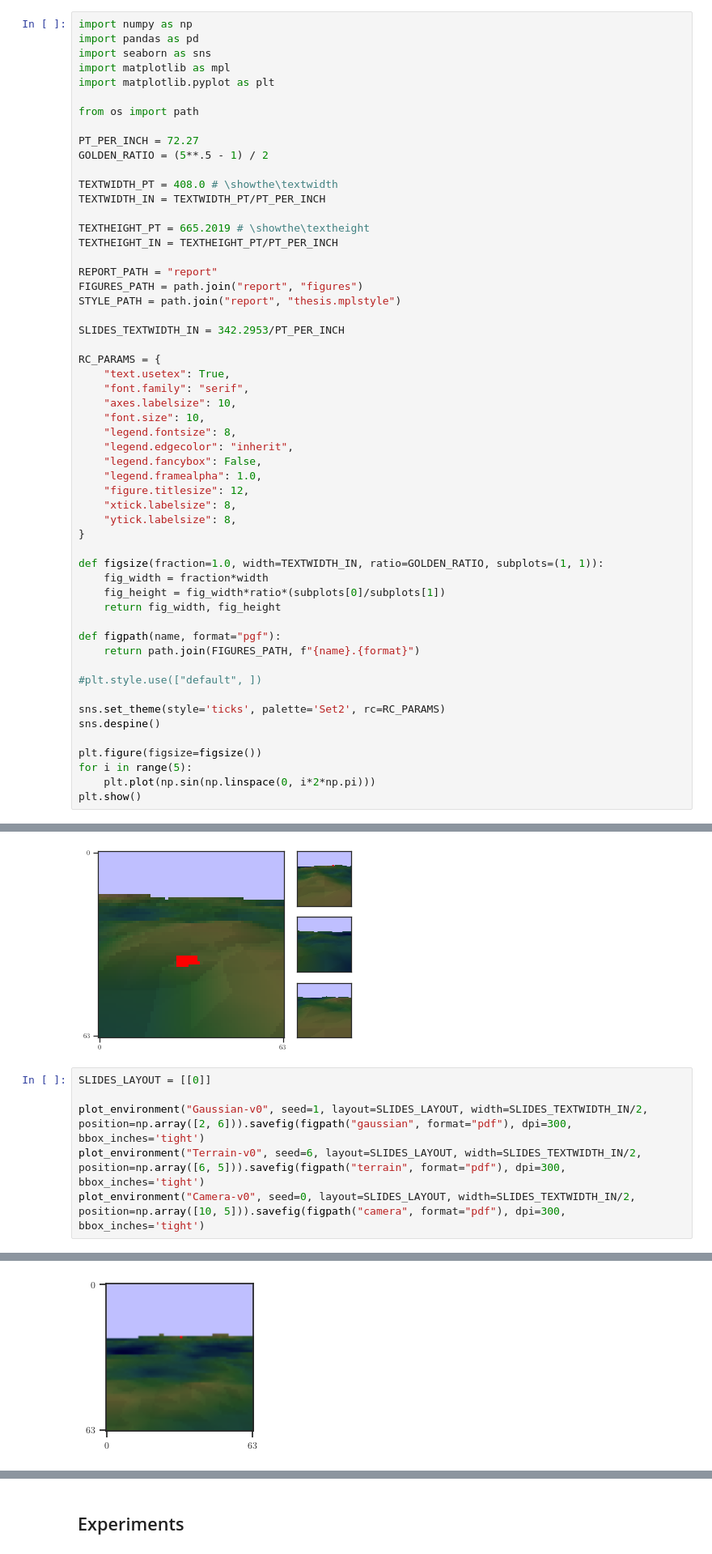
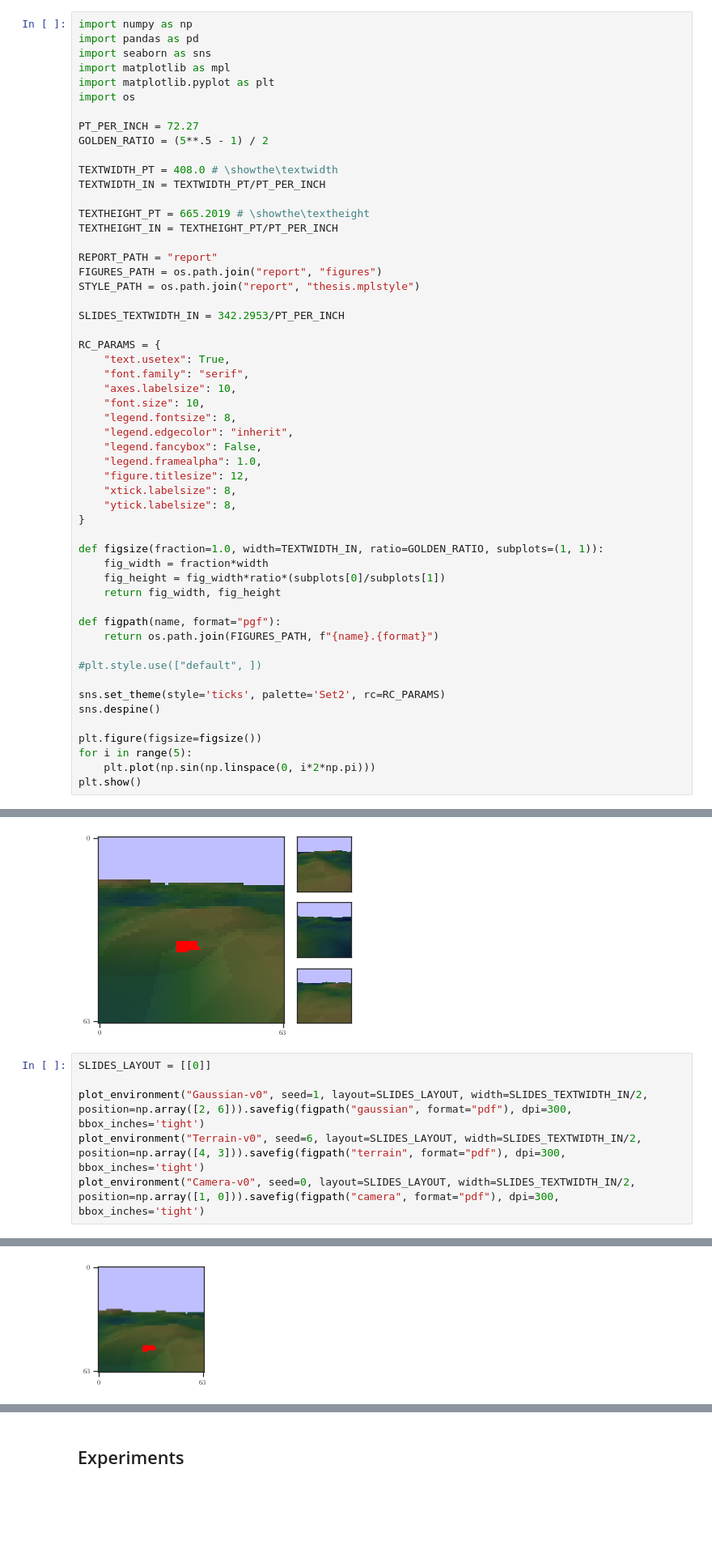
Before and after one commit to fumlig/visualsearch, a Jupyter notebook: plot.ipynb, the cells around one changed output, grey strips where cells are left out. Shown at 81% size. Cells and saved outputs as stored; diff of their text form; blank space fills up the shorter version.

```diff
--- a/plot.ipynb
+++ b/plot.ipynb
@@ -4,8 +4,7 @@ import pandas as pd
 import seaborn as sns
 import matplotlib as mpl
 import matplotlib.pyplot as plt
-
-from os import path
+import os
 
 PT_PER_INCH = 72.27
 GOLDEN_RATIO = (5**.5 - 1) / 2
@@ -17,8 +16,8 @@ TEXTHEIGHT_PT = 665.2019 # \showthe\textheight
 TEXTHEIGHT_IN = TEXTHEIGHT_PT/PT_PER_INCH
 
 REPORT_PATH = "report"
-FIGURES_PATH = path.join("report", "figures")
-STYLE_PATH = path.join("report", "thesis.mplstyle")
+FIGURES_PATH = os.path.join("report", "figures")
+STYLE_PATH = os.path.join("report", "thesis.mplstyle")
 
 SLIDES_TEXTWIDTH_IN = 342.2953/PT_PER_INCH
 
@@ -42,7 +41,7 @@ def figsize(fraction=1.0, width=TEXTWIDTH_IN, ratio=GOLDEN_RATIO, subplots=(1, 1
     return fig_width, fig_height
 
 def figpath(name, format="pgf"):
-    return path.join(FIGURES_PATH, f"{name}.{format}")
+    return os.path.join(FIGURES_PATH, f"{name}.{format}")
 
 #plt.style.use(["default", ])
 
@@ -114,6 +113,6 @@ plot_environment("Camera-v0", seed=0, layout=REPORT_LAYOUT, position=np.array([2
 SLIDES_LAYOUT = [[0]]
 
 plot_environment("Gaussian-v0", seed=1, layout=SLIDES_LAYOUT, width=SLIDES_TEXTWIDTH_IN/2, position=np.array([2, 6])).savefig(figpath("gaussian", format="pdf"), dpi=300, bbox_inches='tight')
-plot_environment("Terrain-v0", seed=6, layout=SLIDES_LAYOUT, width=SLIDES_TEXTWIDTH_IN/2, position=np.array([6, 5])).savefig(figpath("terrain", format="pdf"), dpi=300, bbox_inches='tight')
-plot_environment("Camera-v0", seed=0, layout=SLIDES_LAYOUT, width=SLIDES_TEXTWIDTH_IN/2, position=np.array([10, 5])).savefig(figpath("camera", format="pdf"), dpi=300, bbox_inches='tight')
+plot_environment("Terrain-v0", seed=6, layout=SLIDES_LAYOUT, width=SLIDES_TEXTWIDTH_IN/2, position=np.array([4, 3])).savefig(figpath("terrain", format="pdf"), dpi=300, bbox_inches='tight')
+plot_environment("Camera-v0", seed=0, layout=SLIDES_LAYOUT, width=SLIDES_TEXTWIDTH_IN/2, position=np.array([1, 0])).savefig(figpath("camera", format="pdf"), dpi=300, bbox_inches='tight')
 # %% [output]
@@ -122,4 +121,4 @@ plot_environment("Camera-v0", seed=0, layout=SLIDES_LAYOUT, width=SLIDES_TEXTWID
-[figure, old version]
+[figure, new version]
 # %%
 import gym
 import gym_search
```
Also changed, not shown: parts of 4 cells of this notebook, 11 other files.
